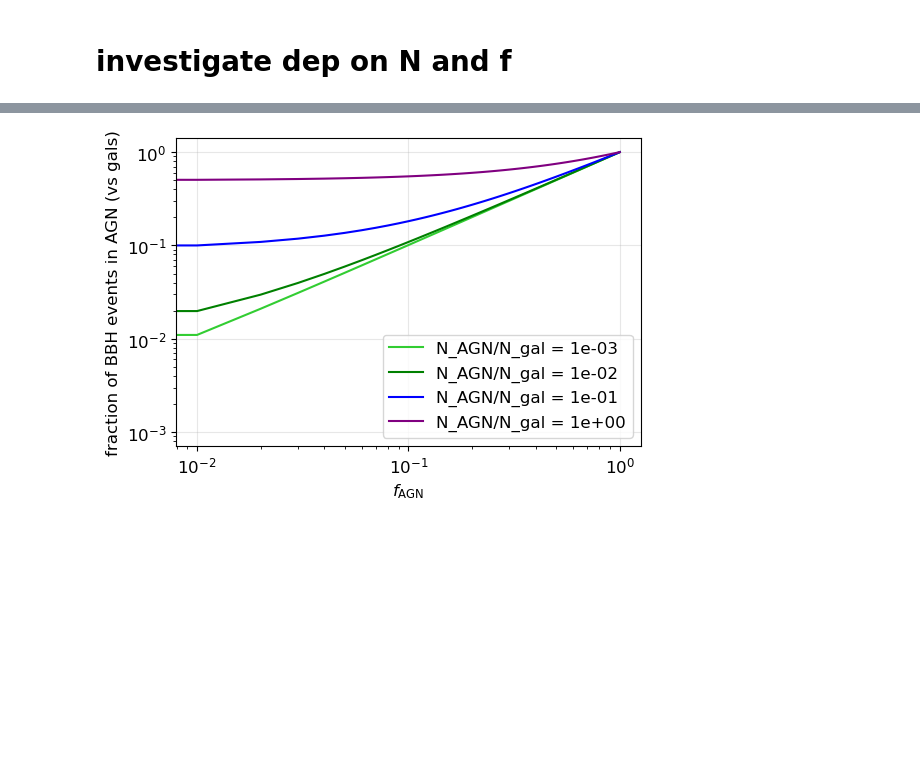
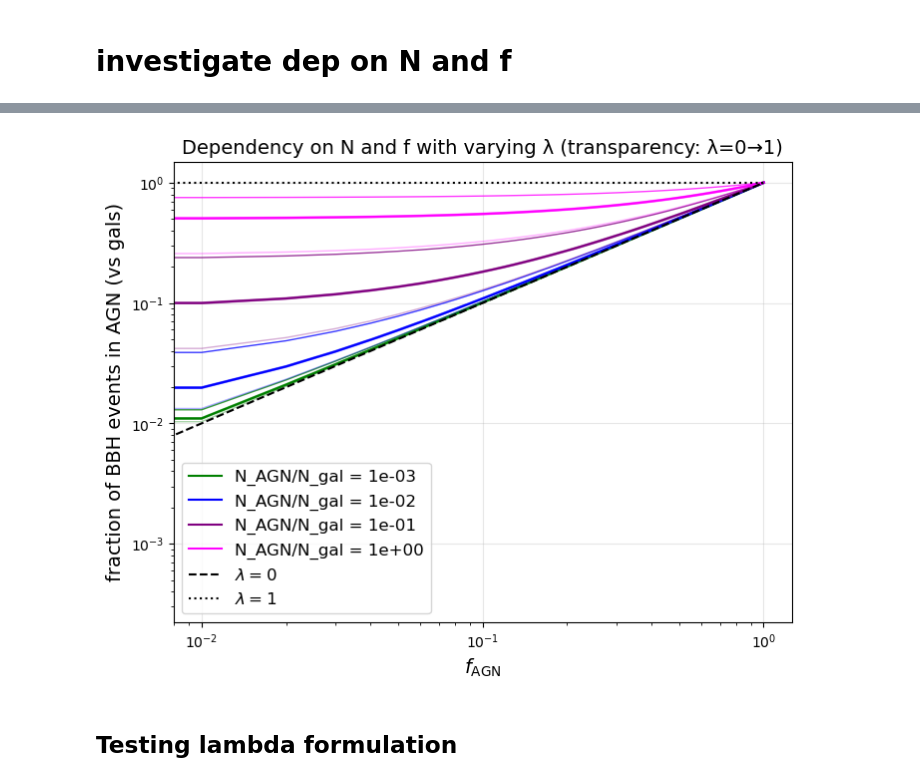
Before and after one commit to kstoreyf/gws-agn, a Jupyter notebook: notebooks/2025-09-04_mocks_viz.ipynb, the cells around one changed output, grey strips where cells are left out. Saved outputs shown, nothing was run; the diff lists cells and outputs as text; code cells hidden in the pictures; blank space fills up the shorter version.

Commit message:
fixed lambda formulation and plot

```diff
--- a/notebooks/2025-09-04_mocks_viz.ipynb
+++ b/notebooks/2025-09-04_mocks_viz.ipynb
@@ -132,15 +147,49 @@ for ratio_agn in ratio_agn_arr:
 # %%
-colors = ['limegreen', 'green', 'blue', 'purple']
-plt.figure(figsize=(6, 4))
-for ratio_agn in ratio_agn_arr:
-    plt.loglog(f_agn_arr, frac_agn_dict[ratio_agn],
+colors = ['green', 'blue', 'purple', 'magenta']
+plt.figure(figsize=(8, 6))
+
+# Create alpha values for transparency gradient (high lambda = high alpha)
+alpha_values = np.linspace(0.1, 1.0, len(lambda_agn_arr))
+
+
+for i, ratio_agn in enumerate(ratio_agn_arr):
+    color = colors[i]
+
+    for j, lambda_agn in enumerate(lambda_agn_arr):
+        # Skip lambda=0 and lambda=1 as they're plotted above
+        if lambda_agn in [0.0, 1.0]:
+            continue
+
+        alpha = alpha_values[j]
+
+        # Set linewidth: lambda=0.5 gets width 1.5, others get width 0.5
+        linewidth = 2 if lambda_agn == 0.5 else 1
+
+        # Plot each lambda line with different transparency
+        plt.loglog(f_agn_arr, frac_agn_dict[ratio_agn][lambda_agn],
+                 color=color, alpha=alpha, linewidth=linewidth)
+
+    # Add a single label for each ratio (using the most opaque line)
+    plt.loglog(f_agn_arr, frac_agn_dict[ratio_agn][0.5],
              label=f'N_AGN/N_gal = {ratio_agn:.0e}',
-             color=colors[ratio_agn_arr.index(ratio_agn)])
+             color=color, alpha=1.0, linewidth=1.5)
 
-plt.xlabel(r'$f_{\rm AGN}$')
-plt.ylabel(r'fraction of BBH events in AGN (vs gals)')
+
+# Plot lambda=0 and lambda=1 lines (ratio doesn't matter, so use first ratio)
+plt.loglog(f_agn_arr, frac_agn_dict[ratio_agn_arr[0]][0.0],
+         color='black', alpha=1.0, linewidth=1.5, linestyle='--',
+         label=r'$\lambda = 0$')
+plt.loglog(f_agn_arr, frac_agn_dict[ratio_agn_arr[0]][1.0],
+         color='black', alpha=1.0, linewidth=1.5, linestyle=':',
+         label=r'$\lambda = 1$')
+
+plt.xlabel(r'$f_{\rm AGN}$', fontsize=14)
+plt.ylabel(r'fraction of BBH events in AGN (vs gals)', fontsize=14)
 plt.legend(fontsize=12)
 plt.grid(True, alpha=0.3)
+plt.title('Dependency on N and f with varying λ (transparency: λ=0→1)', fontsize=14)
 plt.show()
 # %% [output]
-[figure, old version]
+[figure, new version]
+# %% [markdown]
+## Testing lambda formulation
```
Also changed, not shown: parts of 3 cells of this notebook, 1 other file.
